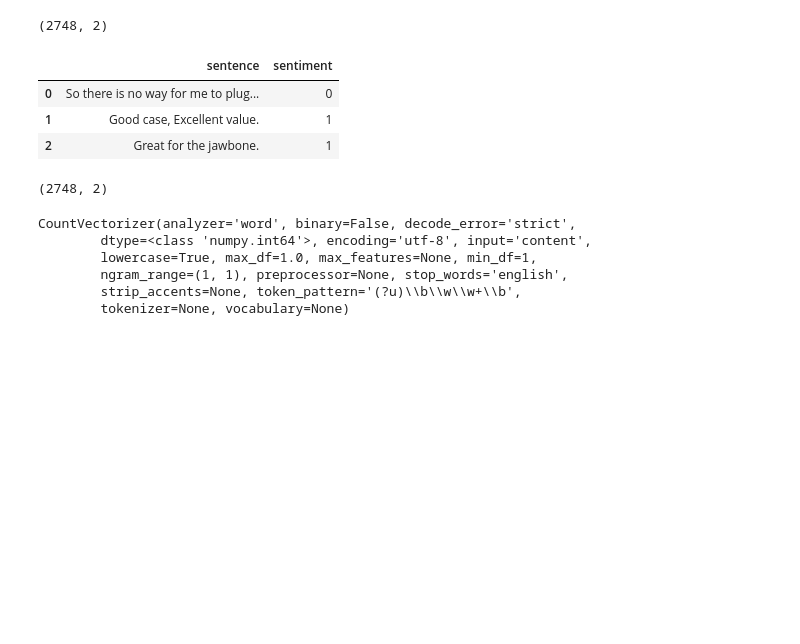
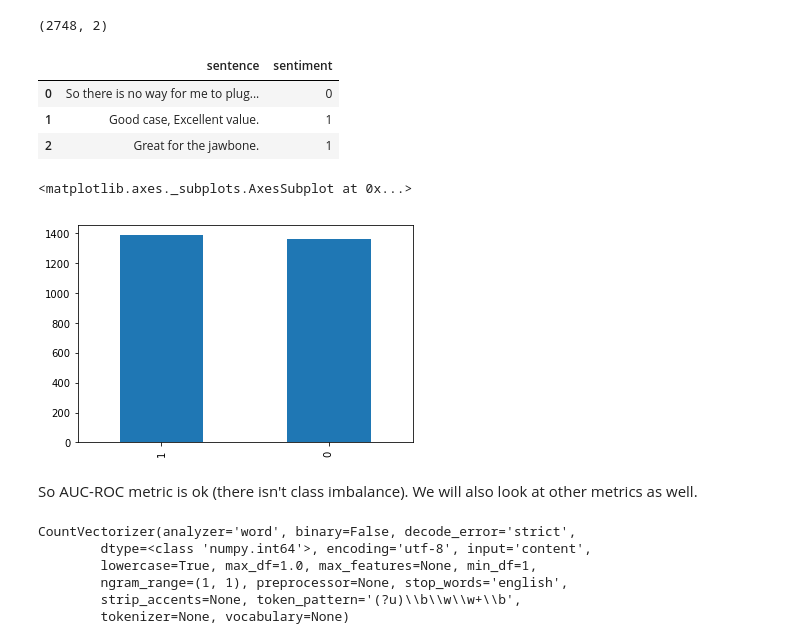
Before and after one commit to hminooei/DSbyHadi, a Jupyter notebook: Tutorial3/sentiment-analysis-bow.ipynb, the cells around one changed output. Drawn from its saved outputs; the diff is of its cells as text; code cells hidden in the pictures; blank space fills up the shorter version.

```diff
--- a/Tutorial3/sentiment-analysis-bow.ipynb
+++ b/Tutorial3/sentiment-analysis-bow.ipynb
@@ -42,15 +44,20 @@ all_data = pd.concat([data_amazon, data_imdb, data_yelp])
 all_data.shape
 # %% [output]
 (2748, 2)
-# %%
-all_data.head(3)
-all_data.shape
-# %% [output]
-|  | sentence | sentiment |
-| 0 | So there is no way for me to plug... | 0 |
-| 1 | Good case, Excellent value. | 1 |
-| 2 | Great for the jawbone. | 1 |
-(2748, 2)
+# %%
+%matplotlib inline
+
+all_data.head(3)
+all_data['sentiment'].value_counts().plot(kind='bar')
+# %% [output]
+|  | sentence | sentiment |
+| 0 | So there is no way for me to plug... | 0 |
+| 1 | Good case, Excellent value. | 1 |
+| 2 | Great for the jawbone. | 1 |
+<matplotlib.axes._subplots.AxesSubplot at 0x...>
+[figure, added]
+# %% [markdown]
+So AUC-ROC metric is ok (there isn't class imbalance). We will also look at other metrics as well.
 # %%
 sample_data = [['Good case for the money!', 1], ['Do not waste your money.', 0], ['Good product. Love it!', 1]]
 small_sample = pd.DataFrame(sample_data, columns = ['sentence', 'sentiment'])
```
Also changed, not shown: parts of 6 cells of this notebook.
